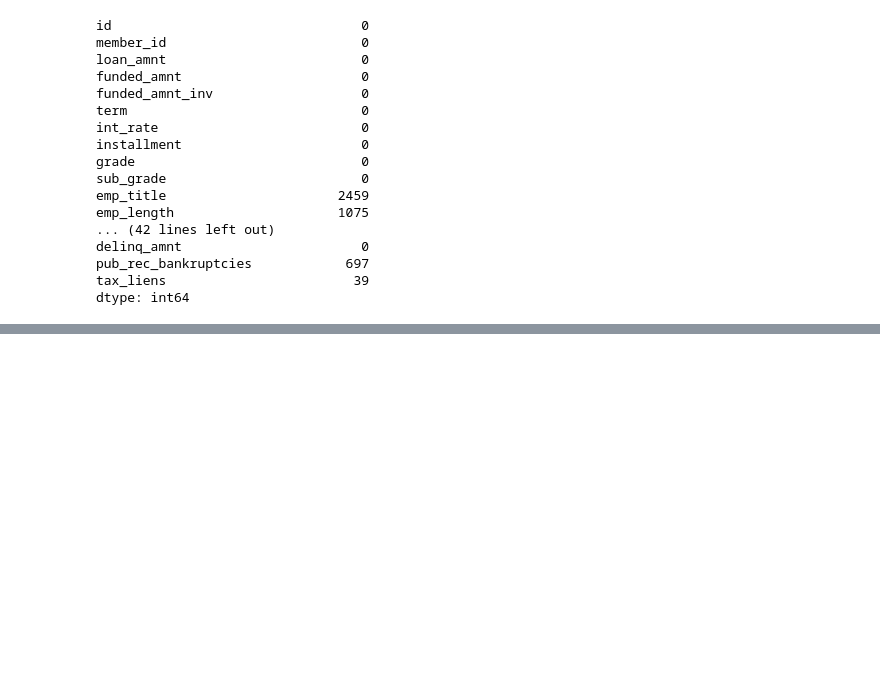
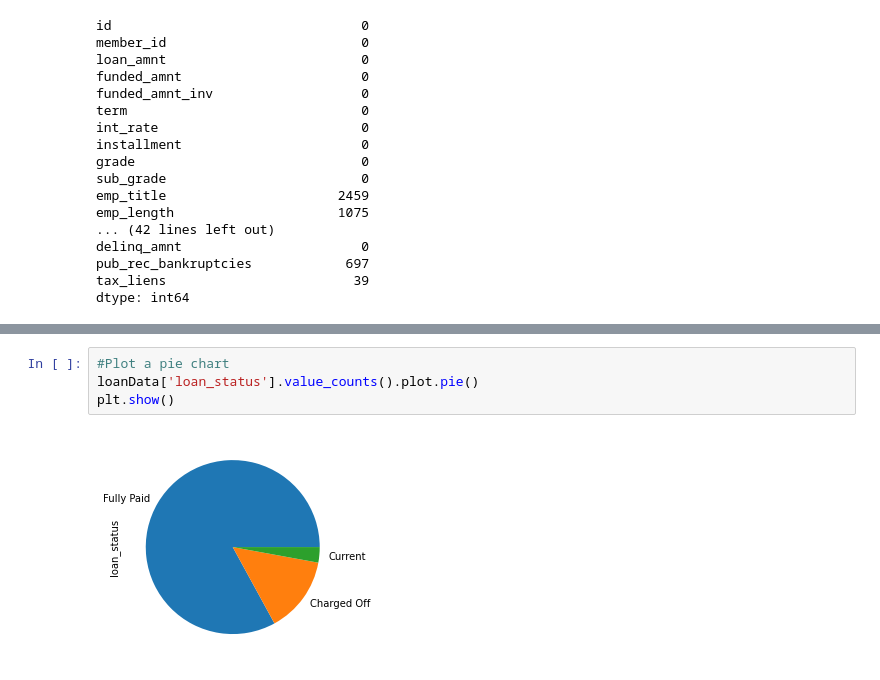
Before and after one commit to KhushiSindhu/Landing-Club-Case-Study, a Jupyter notebook: Santosh.ipynb, the cells around one changed output, grey strips where cells are left out. Drawn from its saved outputs; the diff is of its cells as text; blank space fills up the shorter version.

```diff
--- a/Santosh.ipynb
+++ b/Santosh.ipynb
@@ -104,0 +378,6 @@ Name: next_pymnt_d, dtype: int64
+# %%
+#Plot a pie chart
+loanData['loan_status'].value_counts().plot.pie()
+plt.show()
+# %% [output]
+[figure, added]
```
Also changed, not shown: parts of 36 cells of this notebook.
